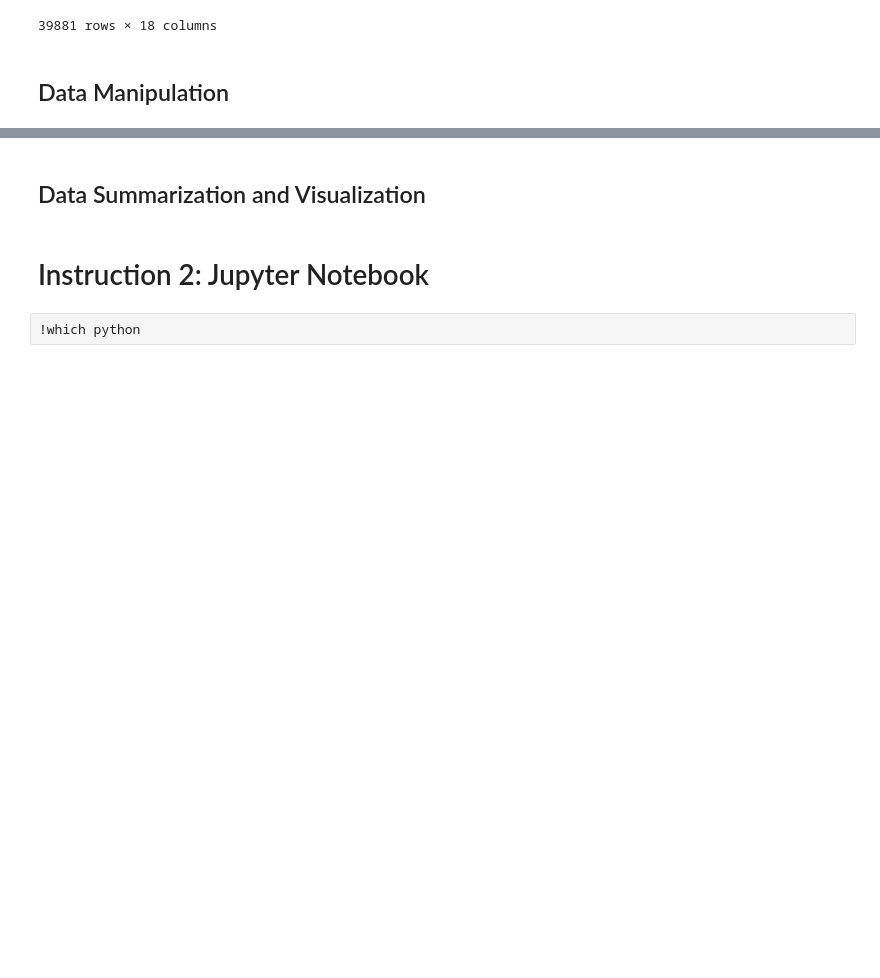
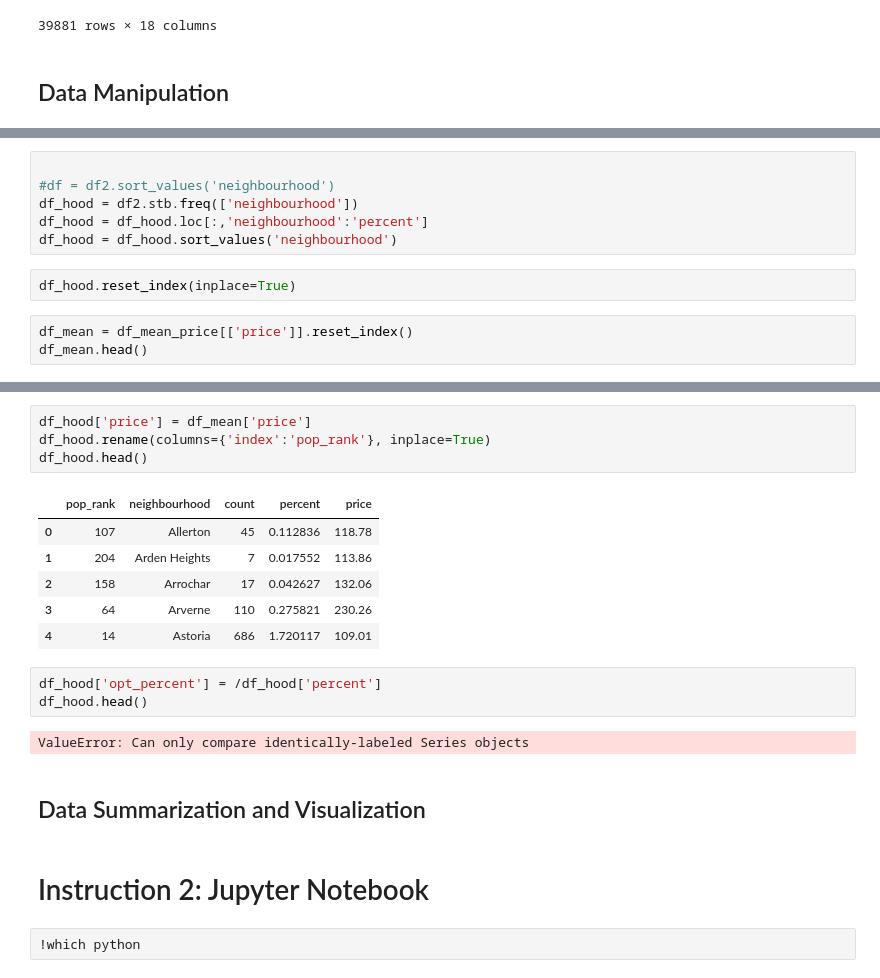
Before and after one commit to Naren1610/IST5520GrpProj, a Jupyter notebook: Milestone2_v2.ipynb, the cells around one changed output, grey strips where cells are left out. Saved outputs shown, nothing was run; the diff lists cells and outputs as text; blank space fills up the shorter version.

```diff
--- a/Milestone2_v2.ipynb
+++ b/Milestone2_v2.ipynb
@@ -124,0 +181,11 @@ df2
+# %%
+
+#df = df2.sort_values('neighbourhood')
+df_hood = df2.stb.freq(['neighbourhood'])
+df_hood = df_hood.loc[:,'neighbourhood':'percent']
+df_hood = df_hood.sort_values('neighbourhood')
+# %%
+df_hood.reset_index(inplace=True)
+# %%
+df_mean = df_mean_price[['price']].reset_index()
+df_mean.head()
@@ -125,3 +199,19 @@ df2
+# %%
+df_hood['price'] = df_mean['price']
+df_hood.rename(columns={'index':'pop_rank'}, inplace=True)
+df_hood.head()
+# %% [output]
+|  | pop_rank | neighbourhood | count | percent | price |
+| 0 | 107 | Allerton | 45 | 0.112836 | 118.78 |
+| 1 | 204 | Arden Heights | 7 | 0.017552 | 113.86 |
+| 2 | 158 | Arrochar | 17 | 0.042627 | 132.06 |
+| 3 | 64 | Arverne | 110 | 0.275821 | 230.26 |
+| 4 | 14 | Astoria | 686 | 1.720117 | 109.01 |
+# %%
+df_hood['opt_percent'] = /df_hood['percent']
+df_hood.head()
+# %% [output]
+ValueError: Can only compare identically-labeled Series objects
 # %% [markdown]
 ## Data Summarization and Visualization
 # %% [markdown]
```
Also changed, not shown: parts of 13 cells of this notebook.
